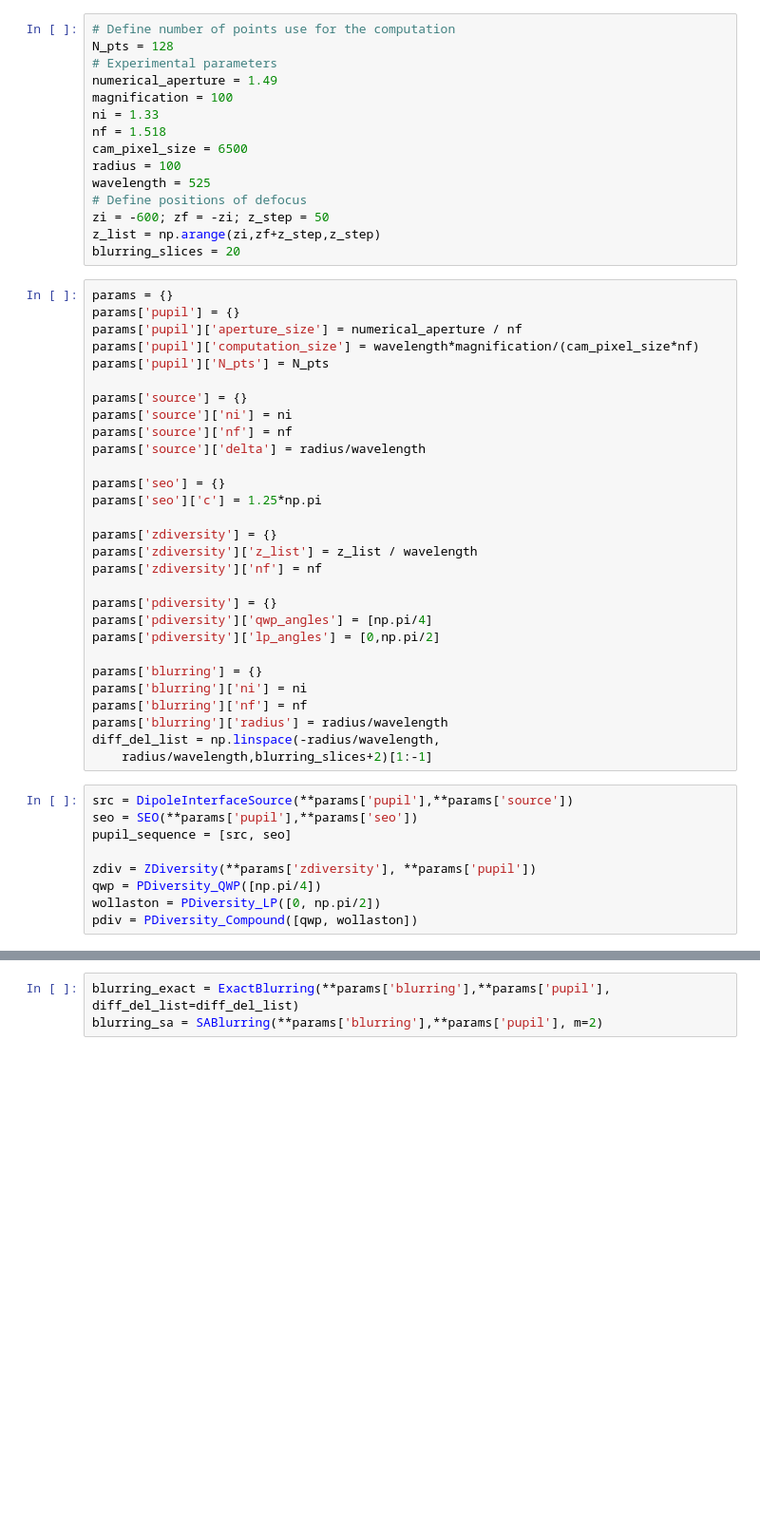
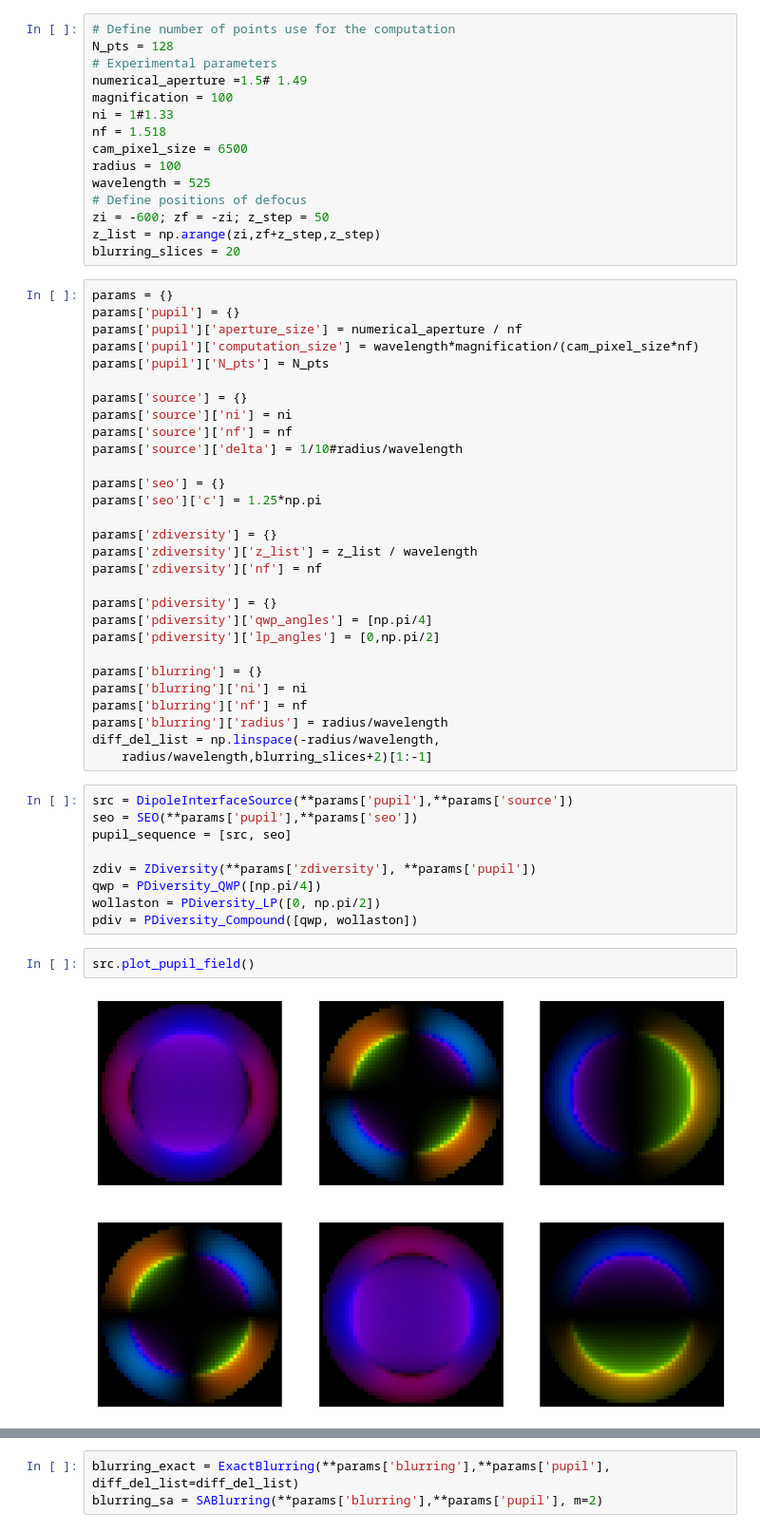
Before and after one commit to rodguti90/pyPSFstack, a Jupyter notebook: modelling_bead_psf.ipynb, the cells around one changed output, grey strips where cells are left out. Shown at 95% size. Cells and saved outputs as stored; diff of their text form; blank space fills up the shorter version.

```diff
--- a/modelling_bead_psf.ipynb
+++ b/modelling_bead_psf.ipynb
@@ -18,9 +21,9 @@ from pyPSFstack.blurring.blurring import ExactBlurring, SABlurring
 # Define number of points use for the computation
 N_pts = 128
 # Experimental parameters
-numerical_aperture = 1.49
+numerical_aperture =1.5# 1.49
 magnification = 100
-ni = 1.33
+ni = 1#1.33
 nf = 1.518
 cam_pixel_size = 6500
 radius = 100
@@ -39,7 +42,7 @@ params['pupil']['N_pts'] = N_pts
 params['source'] = {}
 params['source']['ni'] = ni
 params['source']['nf'] = nf
-params['source']['delta'] = radius/wavelength
+params['source']['delta'] = 1/10#radius/wavelength
 
 params['seo'] = {}
 params['seo']['c'] = 1.25*np.pi
@@ -67,3 +70,7 @@ zdiv = ZDiversity(**params['zdiversity'], **params['pupil'])
 qwp = PDiversity_QWP([np.pi/4])
 wollaston = PDiversity_LP([0, np.pi/2])
 pdiv = PDiversity_Compound([qwp, wollaston])
+# %%
+src.plot_pupil_field()
+# %% [output]
+[figure, added]
```
Also changed, not shown: parts of 5 cells of this notebook.
